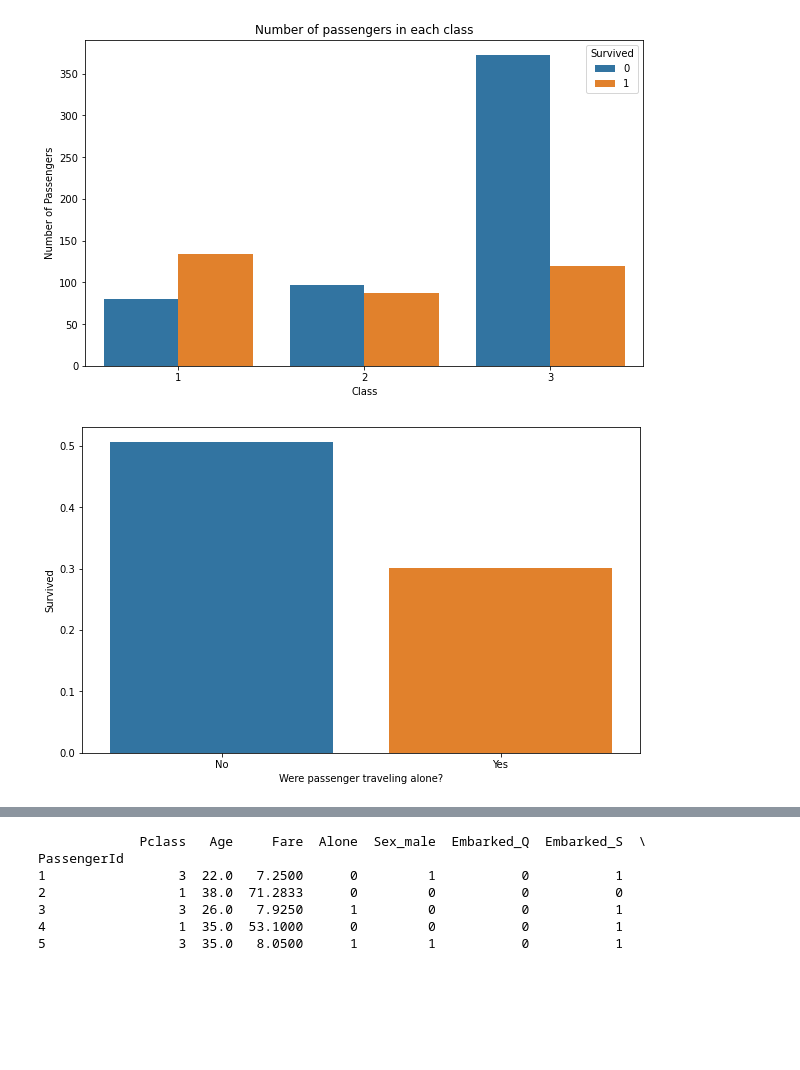
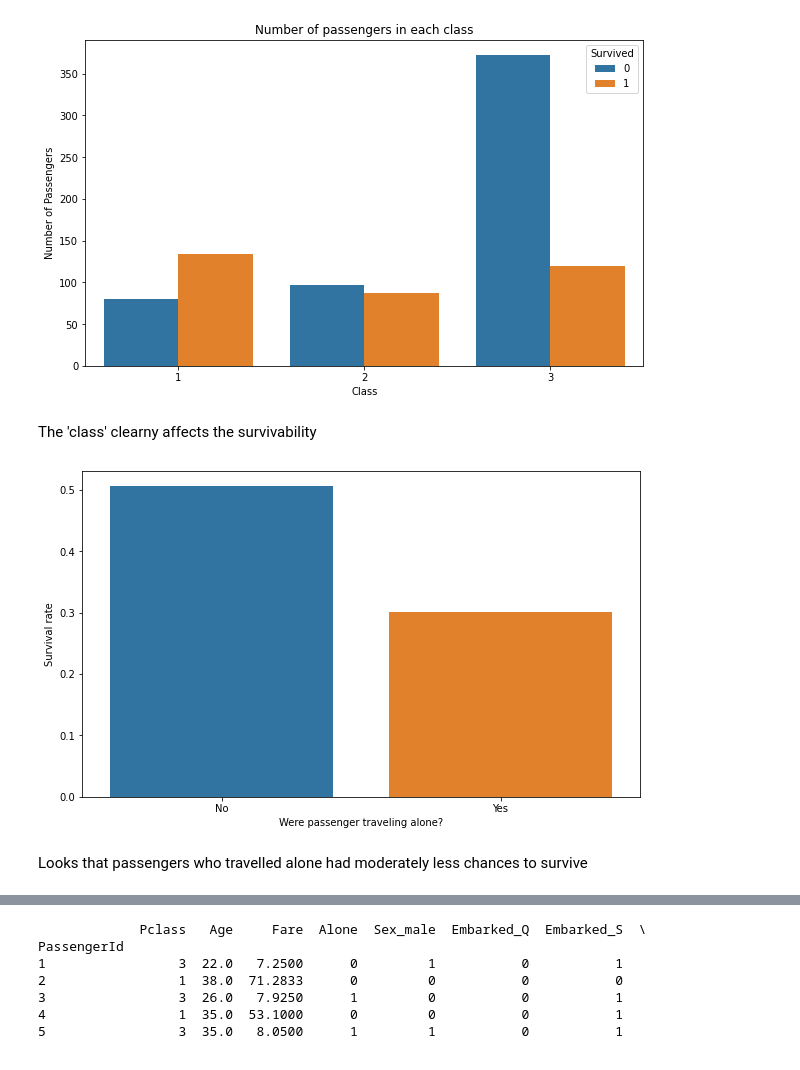
Before and after one commit to GrzSzy856/titanic_classification, a Jupyter notebook: Titanic_dataset_prediction.ipynb, the cells around one changed output, grey strips where cells are left out. Cells and saved outputs as stored; diff of their text form; code cells hidden in the pictures; blank space fills up the shorter version.

```diff
--- a/Titanic_dataset_prediction.ipynb
+++ b/Titanic_dataset_prediction.ipynb
@@ -197,13 +203,16 @@ plt.show()
 # %% [output]
 [figure]
+# %% [markdown]
+The 'class' clearny affects the survivability
 # %%
 plt.figure(figsize=(10,6))
-ax=sns.barplot(x='Alone',y='Survived',data=train_data, ci=None).set(xlabel='Were passenger traveling alone?')
+ax=sns.barplot(x='Alone',y='Survived',data=train_data, ci=None).set(xlabel='Were passenger traveling alone?',ylabel="Survival rate")
 plt.xticks([0,1],["No","Yes"])
 plt.show()
-#Looks that passengers who travelled alone had moderately less chances to survive
 # %% [output]
-[figure, old version]
+[figure, new version]
+# %% [markdown]
+Looks that passengers who travelled alone had moderately less chances to survive
 # %%
 plt.figure(figsize=(12,8))
 c=train_data[['Pclass','Age','Alone','Fare','Survived']]
```
Also changed, not shown: parts of 25 cells of this notebook.
